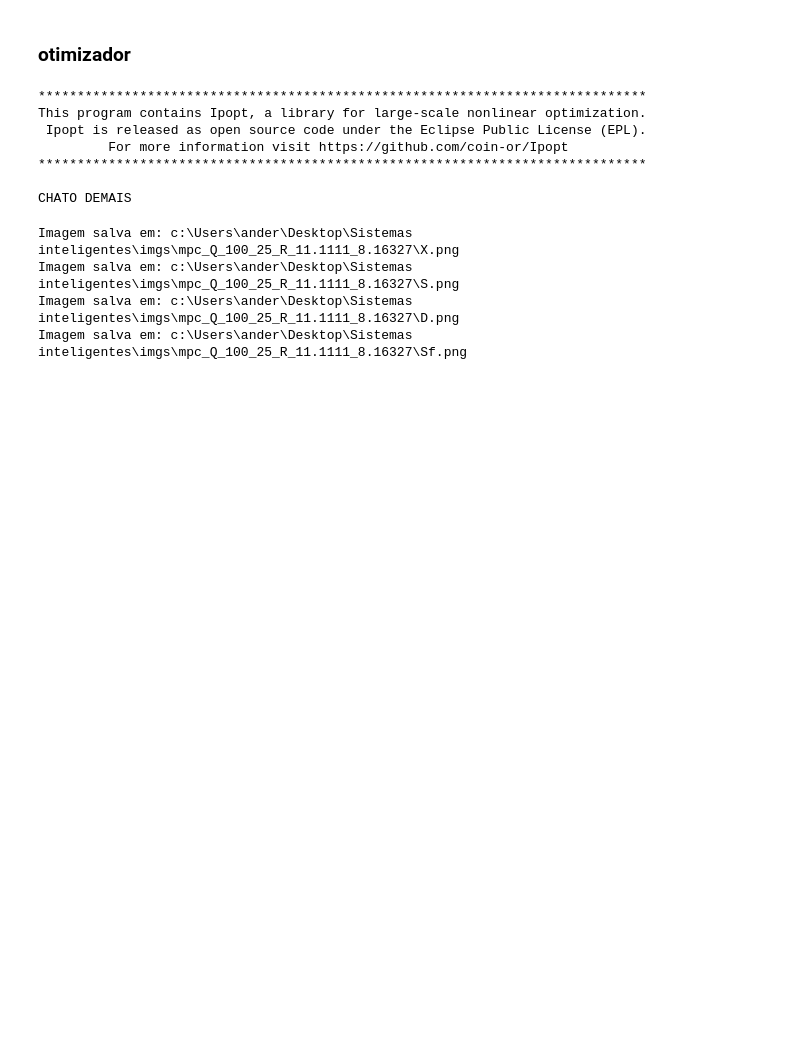
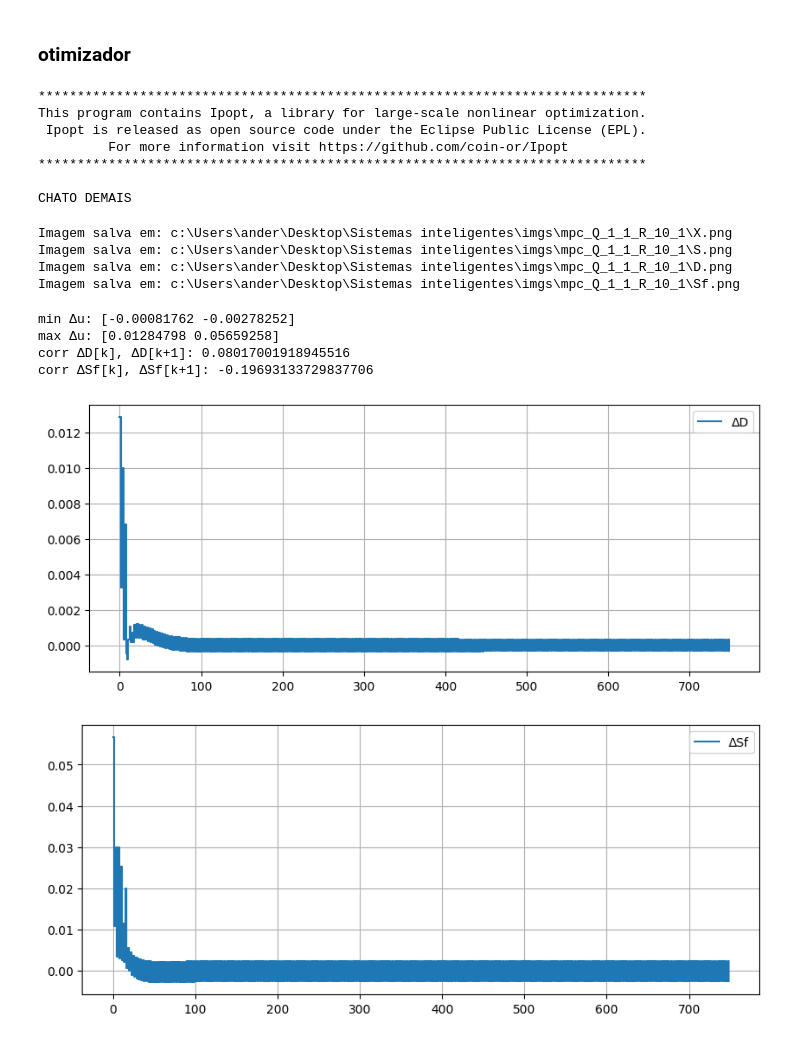
Before and after one commit to andersonmoura-cn/BioReator, a Jupyter notebook: src/mpc.ipynb, the cells around one changed output. Cells and saved outputs as stored; diff of their text form; code cells hidden in the pictures; blank space fills up the shorter version.

```diff
--- a/src/mpc.ipynb
+++ b/src/mpc.ipynb
@@ -74,6 +58,7 @@ array([[-7.34534566e-02,  1.42474019e-03,  0.00000000e+00, ...,
 tau_ref_S = 5 # h #tempo que desejo p/ a ref se aproximar do ysp
 tau_ref_X = 5
 alfa = np.exp(-Ts / np.array([tau_ref_X, tau_ref_S])) # p/ relacionar o tempo de aproximação desejado com o intervalo que observo/atualizo o controlador
+# alfa = np.array([1,1])
 ysp = np.array([0.3066, 0.2333])
 
 # estado/planta atual
@@ -95,6 +80,8 @@ N_sim = 500
 # históricos
 # inicialmente cenário de regime
 hist_du = np.zeros(r * (N - 1))
+dU_ant = np.zeros(r * M)
+dU_ant_par = np.zeros(r)
 # hist_u = np.zeros(r * (N - 1)) hist_u = [D0, Sf0, 0, 0, 0, 0, 0, 0] -> pode gerar “transiente fantasma” nas prev. futuras
 # hist_u = np.tile(u_ant, N - 1) # hist_u = [D0, Sf0, D0, Sf0, D0, Sf0, D0, Sf0]
 
@@ -229,14 +228,23 @@ for k in range(N_sim):
 
     # referência futura
     Yr = alvo(alfa, y_k, ysp, m, P)
-    Yr = Yr.reshape(m * P, 1)
+    # Yr = np.tile(ysp, P)
+    Yr = Yr.reshape(m* P, 1)
     check_finite("Yr", Yr, k)
 
+    dU_ref = np.zeros((r*M, 1))
+    dU_ant = np.array(dU_ant, dtype=float).reshape(r*M, 1)
+
+    dU_ref[0:r*(M-1), 0] = dU_ant[r:r*M, 0]
+    dU_ref[r*(M-1):r*M, 0] = 0.0
+
     # solver -> delta_u(k) e y_hat(k+1)
-    du_k, y_hat_next = K(
+    du_k, y_hat_next, dU_ant = K(
         Y0_corrigido,
         Yr,
-        u_ant.reshape(r, 1)
+        u_ant.reshape(r, 1),
+        dU_ref,
+        dU_ant_par
     )
 
     du_k = np.array(du_k).flatten()
@@ -316,6 +324,7 @@ plt.ylabel("X")
 plt.title("Biomassa X")
 plt.grid(True)
 plt.legend()
+plt.ylim(0.28,0.33)
 img_save("X", dir_name)
 
 # ---------------- S ----------------
@@ -330,6 +339,7 @@ plt.ylabel("S")
 plt.title("Substrato S")
 plt.grid(True)
 plt.legend()
+plt.ylim(0.16,0.25)
 img_save("S", dir_name)
 
 # ---------------- D ----------------
@@ -341,6 +351,7 @@ plt.ylabel("D")
 plt.title("Controle D")
 plt.grid(True)
 plt.legend()
+plt.ylim(0.31,0.38)
 img_save("D", dir_name)
 
 # ---------------- Sf ----------------
@@ -352,9 +363,37 @@ plt.ylabel("Sf")
 plt.title("Controle Sf")
 plt.grid(True)
 plt.legend()
+plt.ylim(0.8,1.1)
 img_save("Sf", dir_name)
 # %% [output]
-Imagem salva em: c:\Users\ander\Desktop\Sistemas inteligentes\imgs\mpc_Q_100_25_R_11.1111_8.16327\X.png
-Imagem salva em: c:\Users\ander\Desktop\Sistemas inteligentes\imgs\mpc_Q_100_25_R_11.1111_8.16327\S.png
-Imagem salva em: c:\Users\ander\Desktop\Sistemas inteligentes\imgs\mpc_Q_100_25_R_11.1111_8.16327\D.png
-Imagem salva em: c:\Users\ander\Desktop\Sistemas inteligentes\imgs\mpc_Q_100_25_R_11.1111_8.16327\Sf.png
+Imagem salva em: c:\Users\ander\Desktop\Sistemas inteligentes\imgs\mpc_Q_1_1_R_10_1\X.png
+Imagem salva em: c:\Users\ander\Desktop\Sistemas inteligentes\imgs\mpc_Q_1_1_R_10_1\S.png
+Imagem salva em: c:\Users\ander\Desktop\Sistemas inteligentes\imgs\mpc_Q_1_1_R_10_1\D.png
+Imagem salva em: c:\Users\ander\Desktop\Sistemas inteligentes\imgs\mpc_Q_1_1_R_10_1\Sf.png
+# %%
+DU_log_arr = np.array(DU_log)
+
+plt.figure(figsize=(10, 4))
+plt.step(t, DU_log_arr[:, 0], where="post", label="ΔD")
+plt.grid(True)
+plt.legend()
+
+plt.figure(figsize=(10, 4))
+plt.step(t, DU_log_arr[:, 1], where="post", label="ΔSf")
+plt.grid(True)
+plt.legend()
+
+DU = np.array(DU_log)
+
+print("min Δu:", DU.min(axis=0))
+print("max Δu:", DU.max(axis=0))
+
+print("corr ΔD[k], ΔD[k+1]:", np.corrcoef(DU[:-1, 0], DU[1:, 0])[0, 1])
+print("corr ΔSf[k], ΔSf[k+1]:", np.corrcoef(DU[:-1, 1], DU[1:, 1])[0, 1])
+# %% [output]
+min Δu: [-0.00081762 -0.00278252]
+max Δu: [0.01284798 0.05659258]
+corr ΔD[k], ΔD[k+1]: 0.08017001918945516
+corr ΔSf[k], ΔSf[k+1]: -0.19693133729837706
+[figure, added]
+[figure, added]
```
Also changed, not shown: parts of 4 cells of this notebook, 28 other files.
